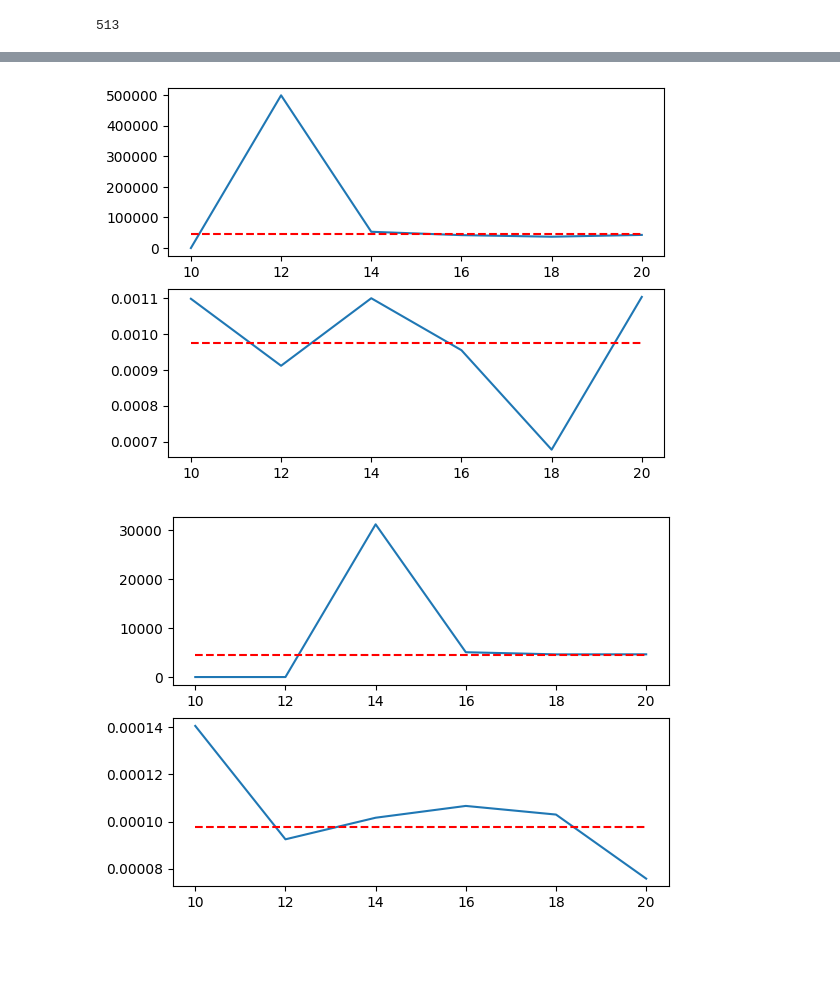
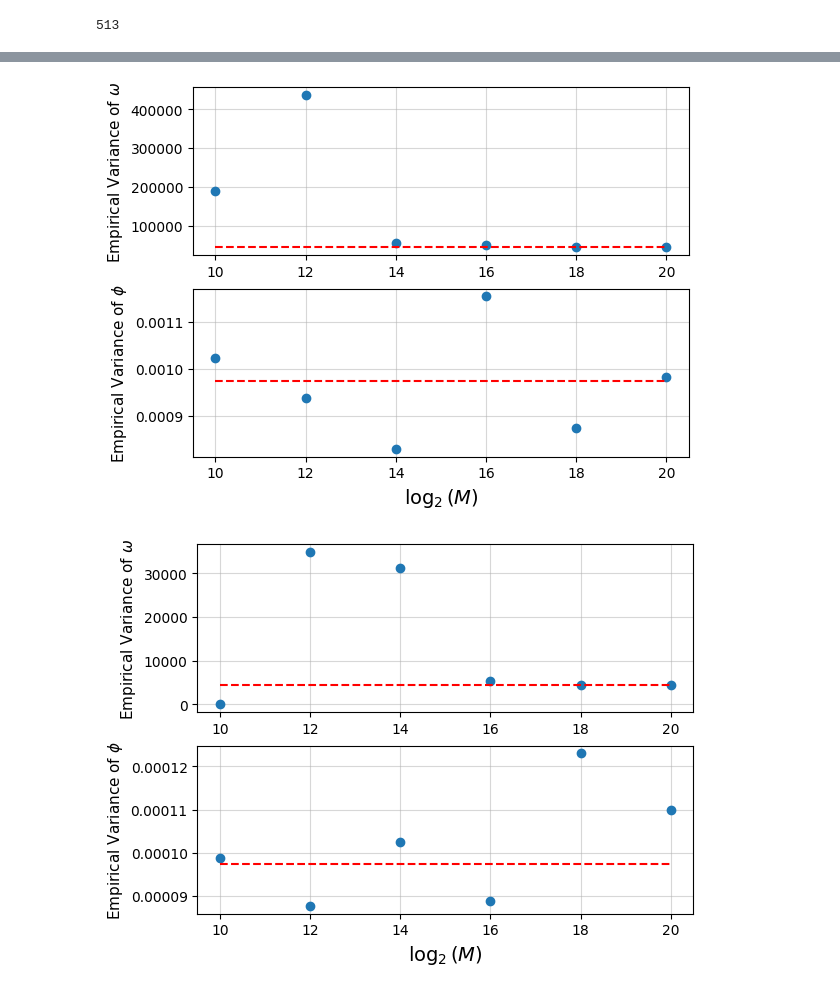
Before and after one commit to petmil123/estimering, a Jupyter notebook: start.ipynb, the cells around one changed output, grey strips where cells are left out. Saved outputs shown, nothing was run; the diff lists cells and outputs as text; code cells hidden in the pictures; blank space fills up the shorter version.

```diff
--- a/start.ipynb
+++ b/start.ipynb
@@ -63,0 +53,23 @@ SNR:  60 M:  1048576 omega:  0.3590541164496299 phi:  8.534084216181605e-10
+# %%
+k_arr, snr_arr, repetition_arr, t_arr = np.meshgrid(M, SNR_num, repetition, t, indexing='ij')
+
+signal = A*np.exp(1j*(omega_0*t_arr+phi)) + np.random.normal(0, np.sqrt(A**2/(2*snr_arr)), t_arr.shape) + 1j*np.random.normal(0, np.sqrt(A**2/(2*snr_arr)), t_arr.shape)
+
+print(signal.shape)
+
+temp_phi = np.zeros(signal.shape[:-1], dtype=float)
+temp_omega = np.zeros(signal.shape[:-1], dtype=float)
+
+for i, signalpack in enumerate(signal):
+    F = fft.fft(signalpack, n=M[i], norm='ortho')
+
+    m_star = np.argmax(np.abs(F), axis=-1)
+    omega_hat = 2*np.pi*m_star/(M[i]*T) #dim: SNR x repetition
+
+    # Get peak value of FFT
+    s_idx, r_idx = np.indices(m_star.shape)
+    F_peak = F[s_idx, r_idx, m_star]
+    phi_hat = np.angle(np.exp(-1j*omega_hat*n_0*T)*F_peak)
+    temp_omega[i] = omega_hat - omega_0
+    temp_phi[i] = phi_hat - phi # Fixes wrapping
+    print(f"Done for {M[i]}")
@@ -63,0 +84,5 @@ SNR:  60 M:  1048576 omega:  0.3590541164496299 phi:  8.534084216181605e-10
+# %%
+var_omega = np.var(temp_omega, axis=-1, ddof=1)
+var_phi = np.var(temp_phi, axis=-1, ddof=1)
+
+var_omega
@@ -73,10 +111,15 @@ crlb_phi = (12*(1/(2*SNR_num))*(n_0**2*N+2*n_0*P+Q))/(N**2*(N-1)*(N+1))
 for i, db in enumerate(SNR_db):
     plt.figure()
     plt.subplot(211)
-    plt.plot(ks, omega_vars[i,:])
+    plt.plot(ks, var_omega[:,i], 'o')
     plt.plot(ks, crlb_omega[i]*np.ones(len(ks)), 'r--')
+    plt.ylabel('Empirical Variance of $\omega$', fontsize=11)
+    plt.grid(alpha=0.5)
     plt.subplot(212)
-    plt.plot(ks, phi_vars[i,:])
+    plt.plot(ks, var_phi[:,i], 'o')
     plt.plot(ks, crlb_phi[i]*np.ones(len(ks)), 'r--')
+    plt.ylabel('Empirical Variance of $\phi$', fontsize=11)
+    plt.xlabel('$\log_2(M)$', fontsize=14)
+    plt.grid(alpha=0.5)
 # %% [output]
 513
@@ -84,2 +127,2 @@ for i, db in enumerate(SNR_db):
-[figure, old version]
+[figure, new version]
-[figure, old version]
+[figure, new version]
```
Also changed, not shown: parts of 6 cells of this notebook.
